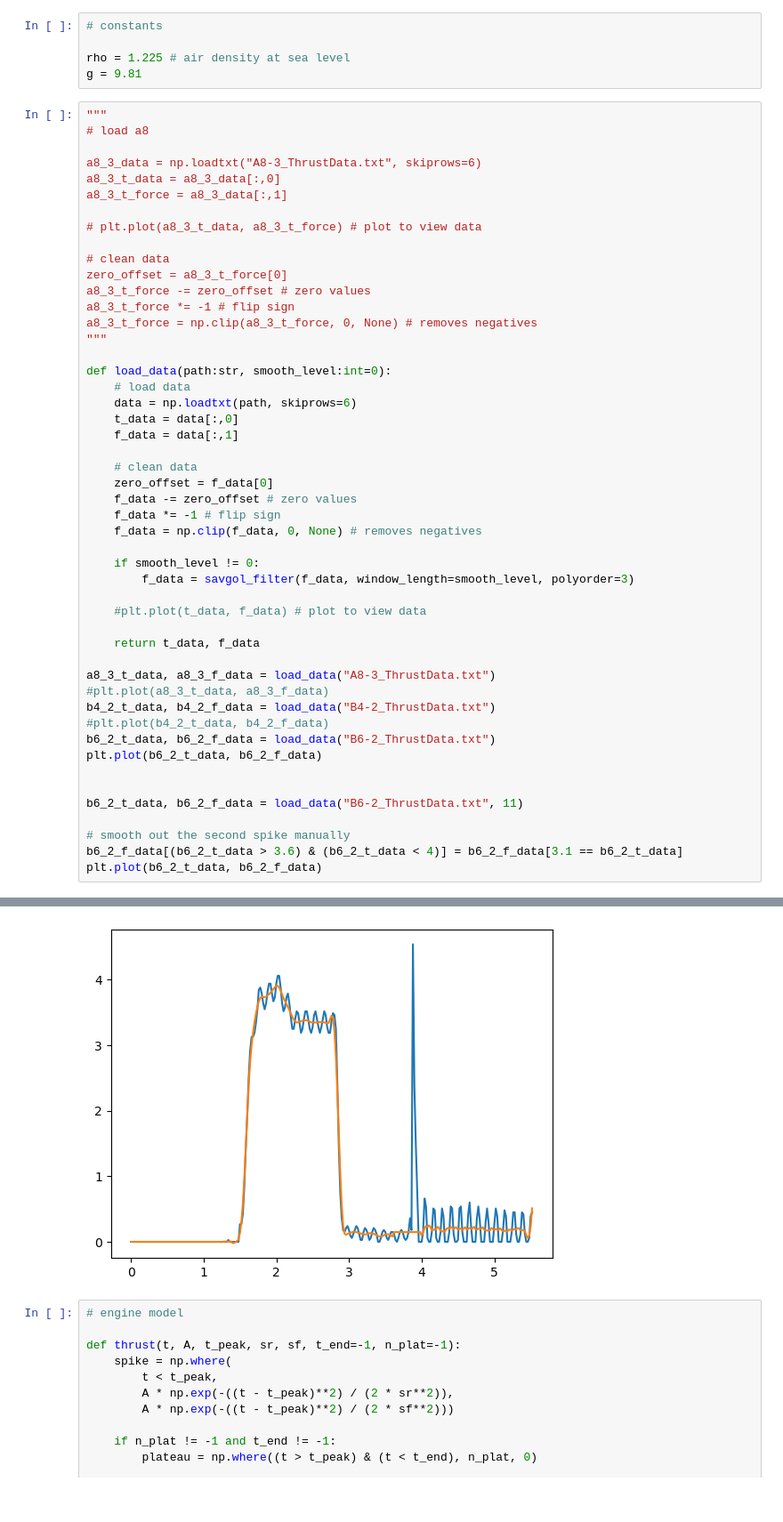
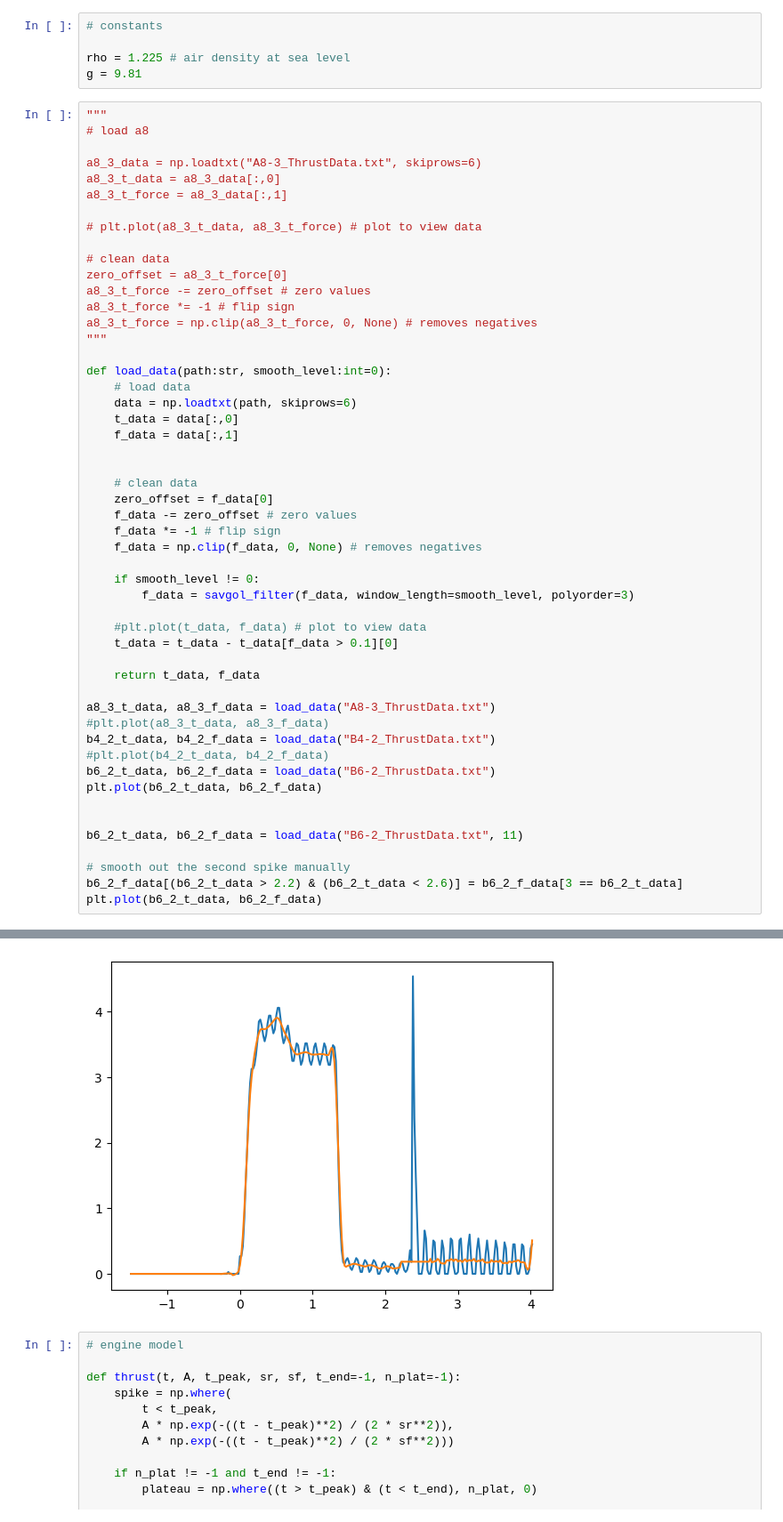
Before and after one commit to Johang727/EGR215, a Jupyter notebook: Final/Final.ipynb, the cells around one changed output, grey strips where cells are left out. Shown at 89% size. Drawn from its saved outputs; the diff is of its cells as text.

```diff
--- a/Final/Final.ipynb
+++ b/Final/Final.ipynb
@@ -34,35 +42,37 @@ def load_data(path:str, smooth_level:int=0):
     t_data = data[:,0]
     f_data = data[:,1]
 
+
     # clean data
     zero_offset = f_data[0]
     f_data -= zero_offset # zero values
     f_data *= -1 # flip sign
     f_data = np.clip(f_data, 0, None) # removes negatives
 
     if smooth_level != 0:
         f_data = savgol_filter(f_data, window_length=smooth_level, polyorder=3)
 
     #plt.plot(t_data, f_data) # plot to view data
+    t_data = t_data - t_data[f_data > 0.1][0]
 
     return t_data, f_data
 
 a8_3_t_data, a8_3_f_data = load_data("A8-3_ThrustData.txt")
 #plt.plot(a8_3_t_data, a8_3_f_data)
 b4_2_t_data, b4_2_f_data = load_data("B4-2_ThrustData.txt")
 #plt.plot(b4_2_t_data, b4_2_f_data)
 b6_2_t_data, b6_2_f_data = load_data("B6-2_ThrustData.txt")
 plt.plot(b6_2_t_data, b6_2_f_data)
 
 
 b6_2_t_data, b6_2_f_data = load_data("B6-2_ThrustData.txt", 11)
 
 # smooth out the second spike manually
-b6_2_f_data[(b6_2_t_data > 3.6) & (b6_2_t_data < 4)] = b6_2_f_data[3.1 == b6_2_t_data]
+b6_2_f_data[(b6_2_t_data > 2.2) & (b6_2_t_data < 2.6)] = b6_2_f_data[3 == b6_2_t_data]
 plt.plot(b6_2_t_data, b6_2_f_data)
 # %% [output]
 [<matplotlib.lines.Line2D at 0x...>]
-[figure, old version]
+[figure, new version]
 # %%
 # engine model
 
```
Also changed, not shown: parts of 5 cells of this notebook, 1 other file.
